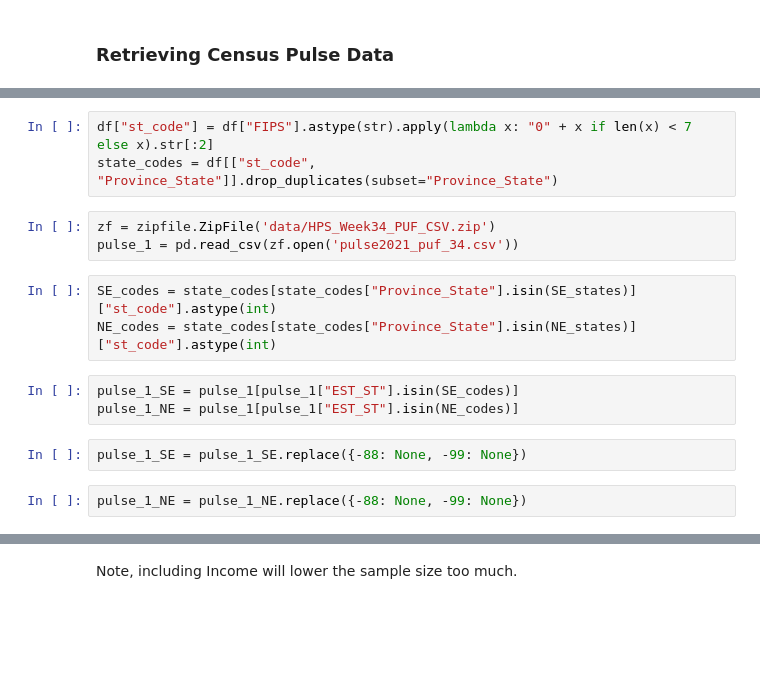
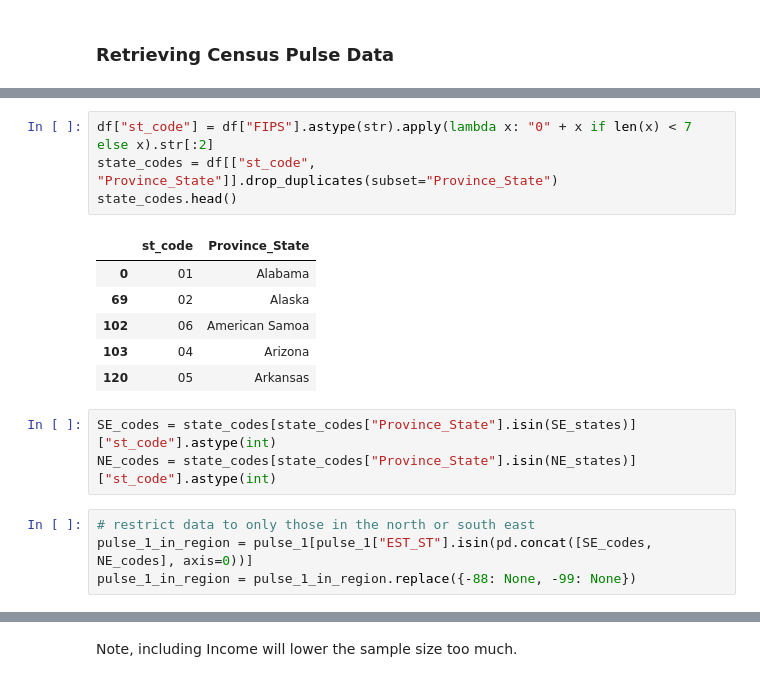
Before and after one commit to peter-amerkhanian/Health-Trends-During-Covid, a Jupyter notebook: Covid Death Trends.ipynb, the cells around one changed output, grey strips where cells are left out. Cells and saved outputs as stored; diff of their text form; blank space fills up the shorter version.

```diff
--- a/Covid Death Trends.ipynb
+++ b/Covid Death Trends.ipynb
@@ -115,16 +186,18 @@ fig.show()
 # %%
 df["st_code"] = df["FIPS"].astype(str).apply(lambda x: "0" + x if len(x) < 7 else x).str[:2]
 state_codes = df[["st_code", "Province_State"]].drop_duplicates(subset="Province_State")
+state_codes.head()
+# %% [output]
+|  | st_code | Province_State |
+| 0 | 01 | Alabama |
+| 69 | 02 | Alaska |
+| 102 | 06 | American Samoa |
+| 103 | 04 | Arizona |
+| 120 | 05 | Arkansas |
-# %%
-zf = zipfile.ZipFile('data/HPS_Week34_PUF_CSV.zip')
-pulse_1 = pd.read_csv(zf.open('pulse2021_puf_34.csv'))
 # %%
 SE_codes = state_codes[state_codes["Province_State"].isin(SE_states)]["st_code"].astype(int)
 NE_codes = state_codes[state_codes["Province_State"].isin(NE_states)]["st_code"].astype(int)
 # %%
-pulse_1_SE = pulse_1[pulse_1["EST_ST"].isin(SE_codes)]
-pulse_1_NE = pulse_1[pulse_1["EST_ST"].isin(NE_codes)]
+# restrict data to only those in the north or south east
+pulse_1_in_region = pulse_1[pulse_1["EST_ST"].isin(pd.concat([SE_codes, NE_codes], axis=0))]
+pulse_1_in_region = pulse_1_in_region.replace({-88: None, -99: None})
-# %%
-pulse_1_SE = pulse_1_SE.replace({-88: None, -99: None})
-# %%
-pulse_1_NE = pulse_1_NE.replace({-88: None, -99: None})
```
Also changed, not shown: parts of 64 cells of this notebook, 4 other files.
